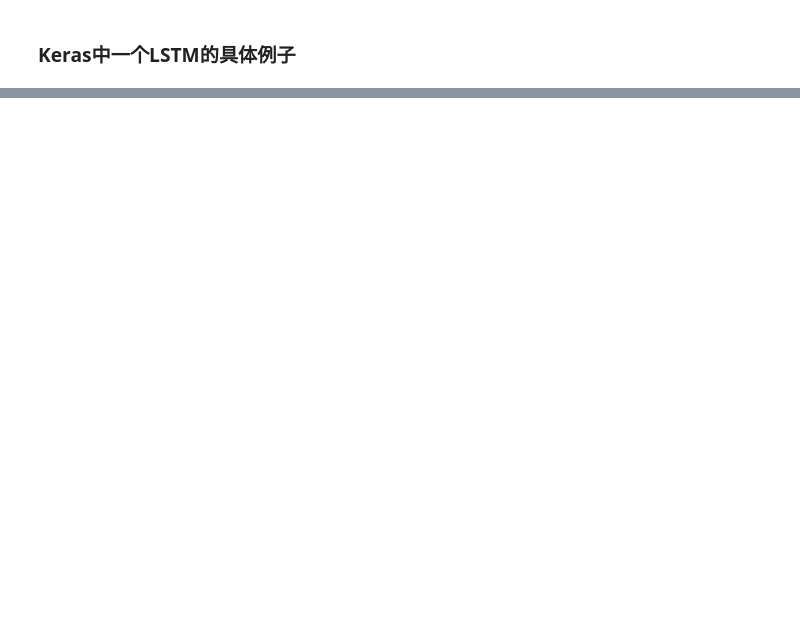
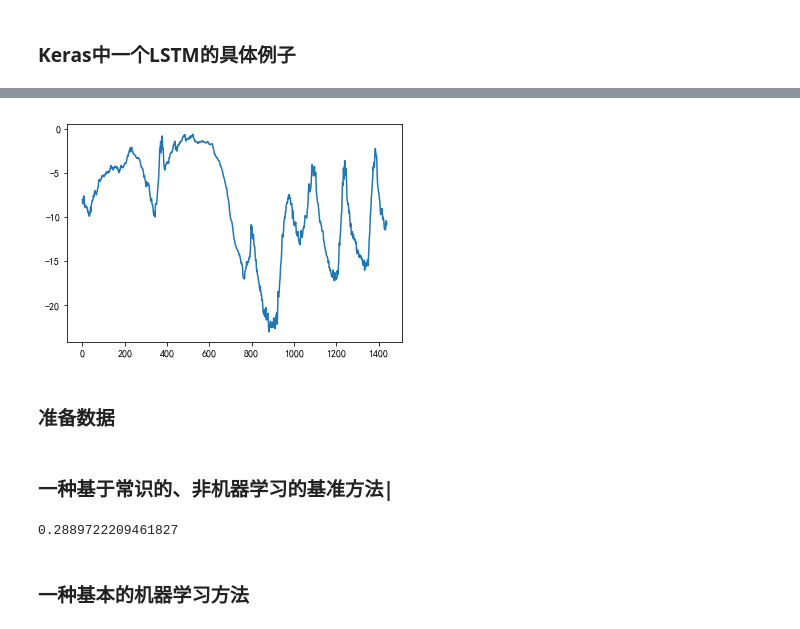
Before and after one commit to jaycksoncai/deep_learning_with_python, a Jupyter notebook: ch06.ipynb, the cells around one changed output, grey strips where cells are left out. Saved outputs shown, nothing was run; the diff lists cells and outputs as text; code cells hidden in the pictures; blank space fills up the shorter version.

```diff
--- a/ch06.ipynb
+++ b/ch06.ipynb
@@ -607,0 +648,8 @@ draw_curve(history)
+# %%
+# 绘制前10天的温度时间序列
+plt.plot(range(1440),temp[:1440])
+plt.show()
+# %% [output]
+[figure, added]
+# %% [markdown]
+### 准备数据
@@ -607,0 +722,15 @@ draw_curve(history)
+# %% [markdown]
+### 一种基于常识的、非机器学习的基准方法|
+# %%
+# 计算符合常识的基准方法的MAE
+def evalutate_navie_method():
+    batch_maes = []
+    for step in range(val_steps):
+        samples,targets = next(val_gen)
+        preds = samples[:,-1,1]
+        mae = np.mean(np.abs(preds-targets))
+        batch_maes.append(mae)
+    print(np.mean(batch_maes))
+evalutate_navie_method()
+# %% [output]
+0.2889722209461827
@@ -607,0 +740,2 @@ draw_curve(history)
+# %% [markdown]
+### 一种基本的机器学习方法
```
Also changed, not shown: parts of 36 cells of this notebook.
